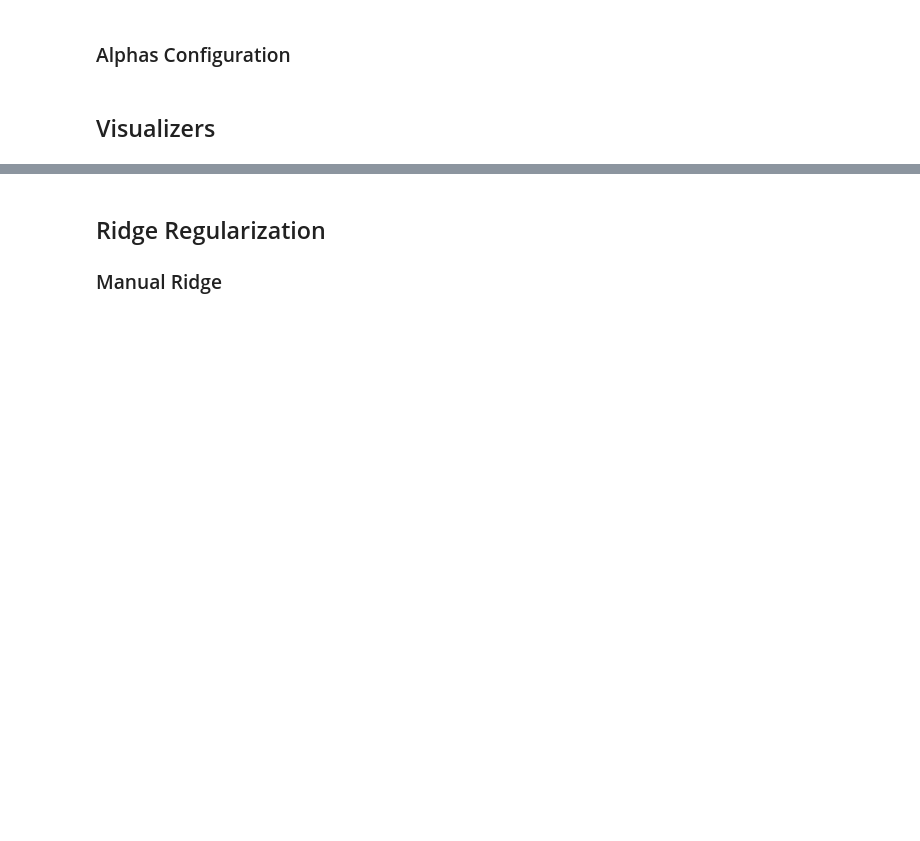
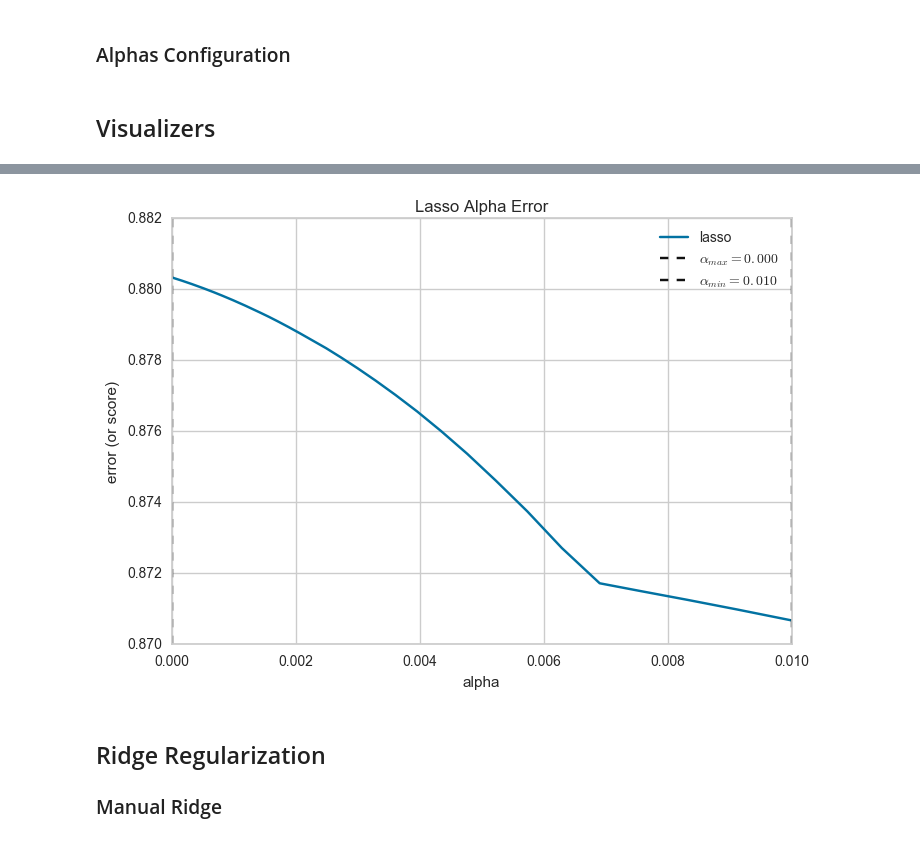
Before and after one commit to DistrictDataLabs/yellowbrick, a Jupyter notebook: examples/bbengfort/alphas.ipynb, the cells around one changed output, grey strips where cells are left out. Drawn from its saved outputs; the diff is of its cells as text; code cells hidden in the pictures; blank space fills up the shorter version.

```diff
--- a/examples/bbengfort/alphas.ipynb
+++ b/examples/bbengfort/alphas.ipynb
@@ -86,3 +100,9 @@ model.poof()
+# %%
+model = ManualAlphaSelection(Lasso())
+model.fit(X, y)
+model.poof()
+# %% [output]
+[figure, added]
 # %% [markdown]
 ## Ridge Regularization
 
```
Also changed, not shown: parts of 20 cells of this notebook, 6 other files.
